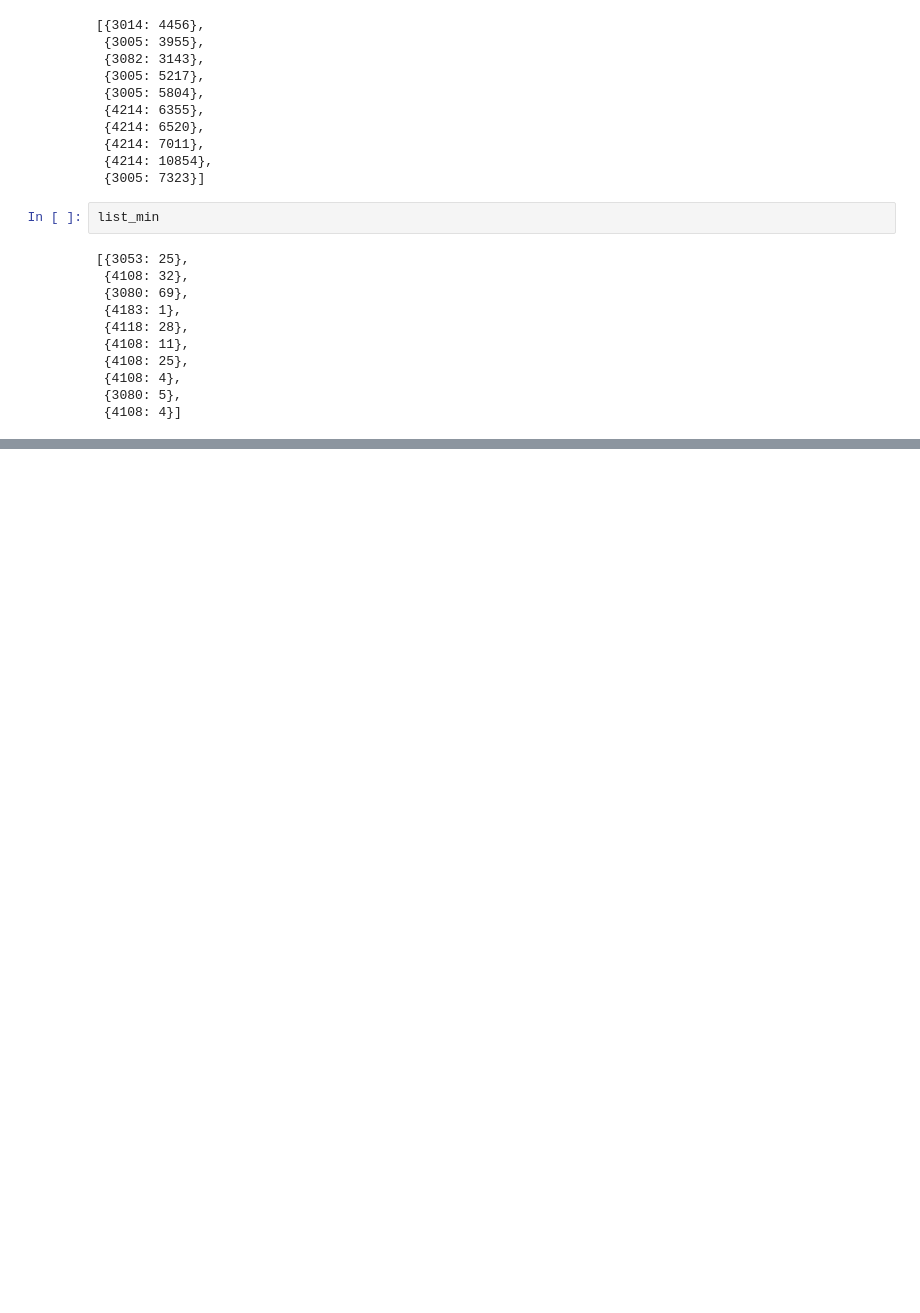
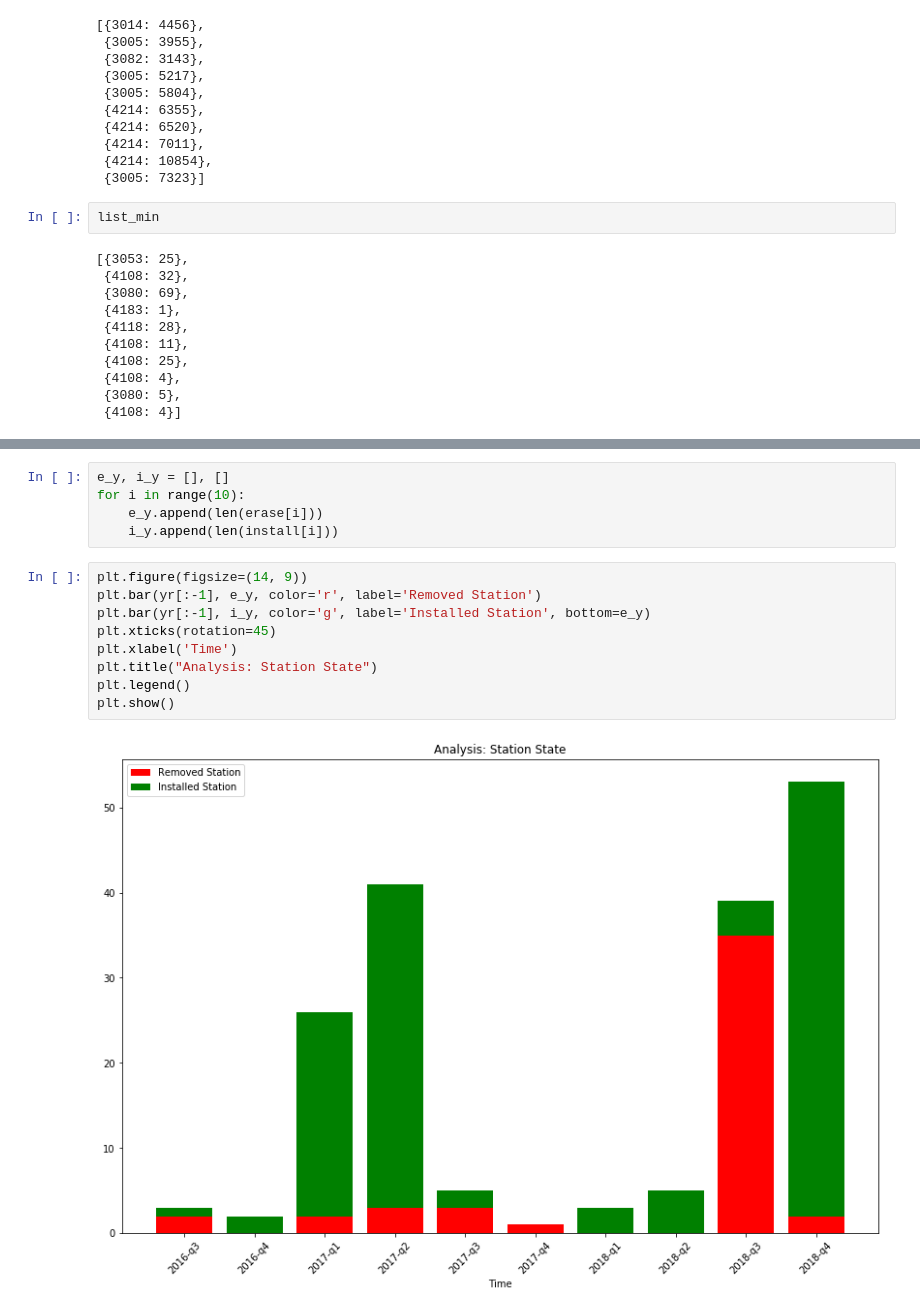
Before and after one commit to usc-hackerton/Metro-Bike, a Jupyter notebook: jhwoo/CheckUtilizeStation.ipynb, the cells around one changed output, grey strips where cells are left out. Cells and saved outputs as stored; diff of their text form; blank space fills up the shorter version.

```diff
--- a/jhwoo/CheckUtilizeStation.ipynb
+++ b/jhwoo/CheckUtilizeStation.ipynb
@@ -219,0 +224,16 @@ len(average)
+# %%
+e_y, i_y = [], []
+for i in range(10):
+    e_y.append(len(erase[i]))
+    i_y.append(len(install[i]))
+# %%
+plt.figure(figsize=(14, 9))
+plt.bar(yr[:-1], e_y, color='r', label='Removed Station')
+plt.bar(yr[:-1], i_y, color='g', label='Installed Station', bottom=e_y)
+plt.xticks(rotation=45)
+plt.xlabel('Time')
+plt.title("Analysis: Station State")
+plt.legend()
+plt.show()
+# %% [output]
+[figure, added]
```
Also changed, not shown: parts of 6 cells of this notebook.
